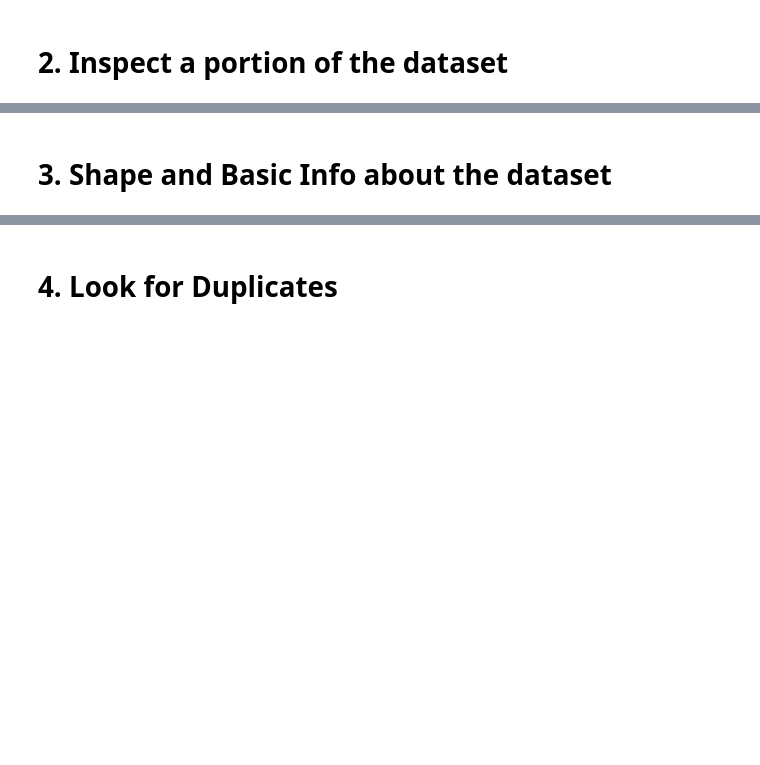
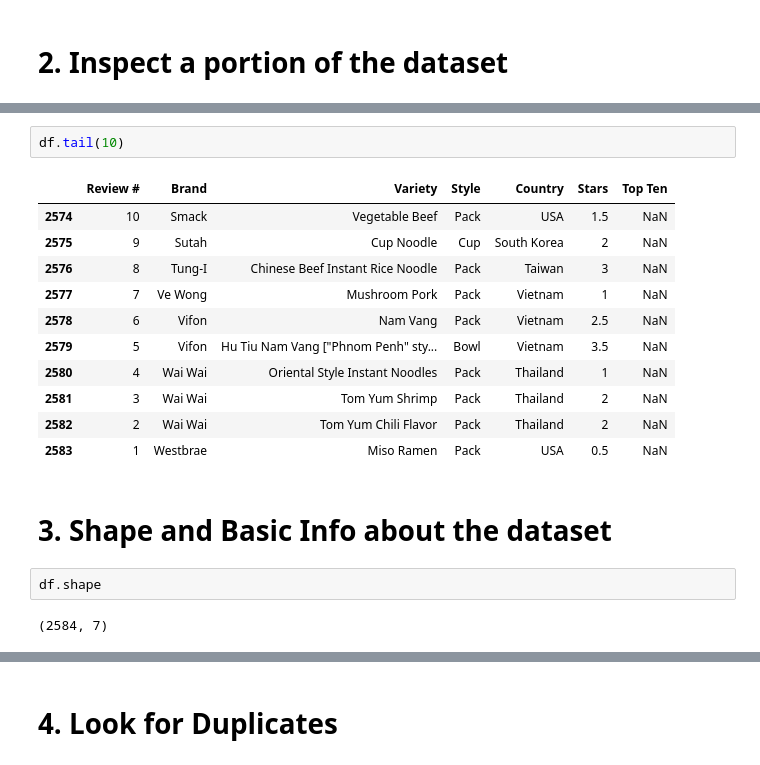
Before and after one commit to sflowers51/cis277-fa22-05-eda, a Jupyter notebook: 05-eda.ipynb, the cells around one changed output, grey strips where cells are left out. Drawn from its saved outputs; the diff is of its cells as text; blank space fills up the shorter version.

```diff
--- a/05-eda.ipynb
+++ b/05-eda.ipynb
@@ -9,2 +18,20 @@ df = pd.read_csv('ramen-ratings.csv')
+# %%
+df.tail(10)
+# %% [output]
+|  | Review # | Brand | Variety | Style | Country | Stars | Top Ten |
+| 2574 | 10 | Smack | Vegetable Beef | Pack | USA | 1.5 | NaN |
+| 2575 | 9 | Sutah | Cup Noodle | Cup | South Korea | 2 | NaN |
+| 2576 | 8 | Tung-I | Chinese Beef Instant Rice Noodle | Pack | Taiwan | 3 | NaN |
+| 2577 | 7 | Ve Wong | Mushroom Pork | Pack | Vietnam | 1 | NaN |
+| 2578 | 6 | Vifon | Nam Vang | Pack | Vietnam | 2.5 | NaN |
+| 2579 | 5 | Vifon | Hu Tiu Nam Vang ["Phnom Penh" sty... | Bowl | Vietnam | 3.5 | NaN |
+| 2580 | 4 | Wai Wai | Oriental Style Instant Noodles | Pack | Thailand | 1 | NaN |
+| 2581 | 3 | Wai Wai | Tom Yum Shrimp | Pack | Thailand | 2 | NaN |
+| 2582 | 2 | Wai Wai | Tom Yum Chili Flavor | Pack | Thailand | 2 | NaN |
+| 2583 | 1 | Westbrae | Miso Ramen | Pack | USA | 0.5 | NaN |
 # %% [markdown]
 # 3. Shape and Basic Info about the dataset
+# %%
+df.shape
+# %% [output]
+(2584, 7)
```
Also changed, not shown: parts of 23 cells of this notebook, 1 other file.
